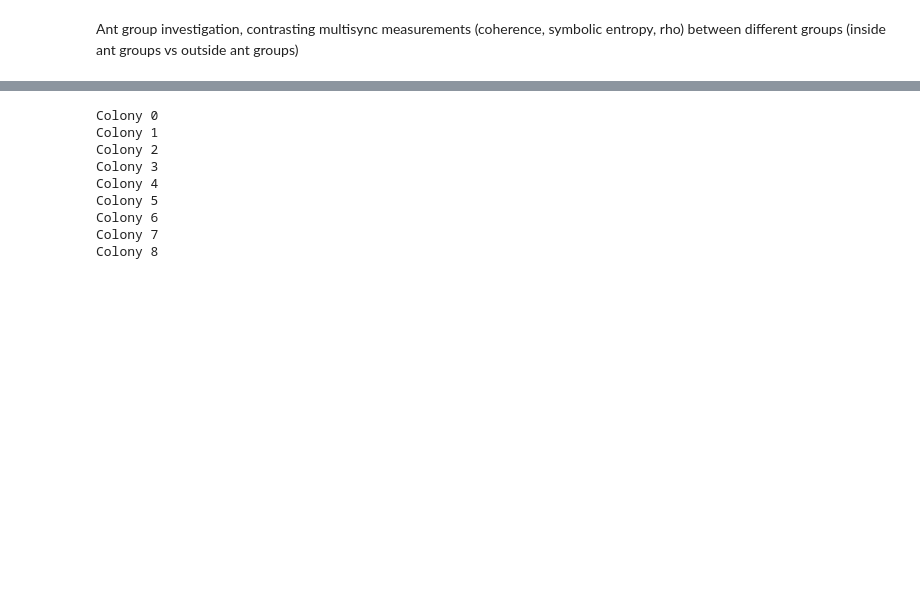
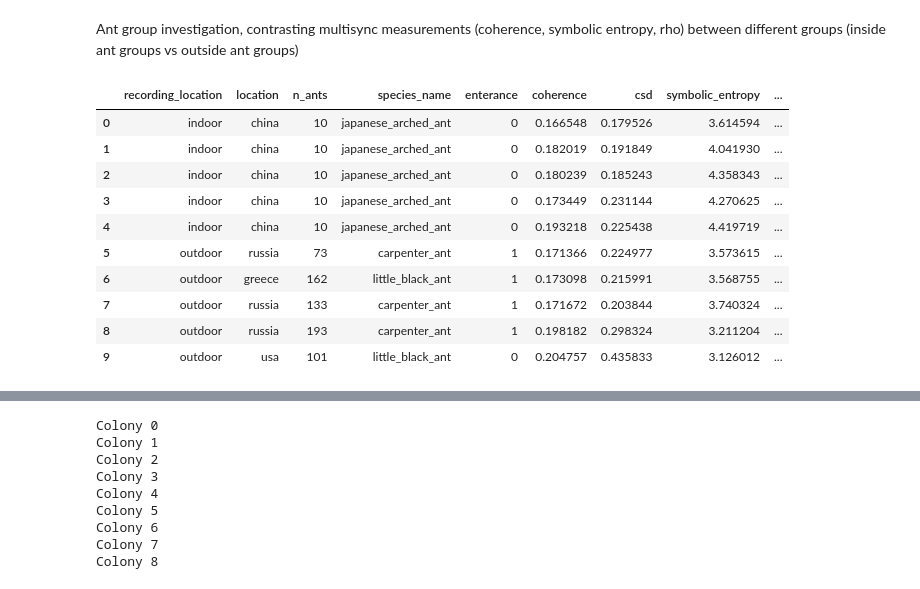
Before and after one commit to Lumalizer/AntColony_Complex_Systems_2024, a Jupyter notebook: main.ipynb, the cells around one changed output, grey strips where cells are left out. Saved outputs shown, nothing was run; the diff lists cells and outputs as text; code cells hidden in the pictures; blank space fills up the shorter version.

```diff
--- a/main.ipynb
+++ b/main.ipynb
@@ -63,12 +62,27 @@ Ant group investigation, contrasting multisync measurements (coherence, symbolic
 # %%
 # get all metrics for all ant colonies on a certain target variable (ant x or y position) and compare indoor and outdoor ants
 preprocessed_colonies = [preprocess_antcolony_data(colony) for colony in ant_colonies['file'].tolist()]
 metrics = [get_multisync_metrics(colony, target_var='x', n_observations_per_unit=100, id_column='ant_id') for colony in preprocessed_colonies]
-coherence, symbolic_entropy, rho = zip(*metrics)
+coherence, csd, symbolic_entropy, rho = zip(*metrics)
 
 ant_colonies['coherence'] = coherence
+ant_colonies['csd'] = csd
 ant_colonies['symbolic_entropy'] = symbolic_entropy
 ant_colonies['rho'] = rho
+
+display(ant_colonies.drop(columns=['file']))
+# %% [output]
+|  | recording_location | location | n_ants | species_name | enterance | coherence | csd | symbolic_entropy | ... |
+| 0 | indoor | china | 10 | japanese_arched_ant | 0 | 0.166548 | 0.179526 | 3.614594 | ... |
+| 1 | indoor | china | 10 | japanese_arched_ant | 0 | 0.182019 | 0.191849 | 4.041930 | ... |
+| 2 | indoor | china | 10 | japanese_arched_ant | 0 | 0.180239 | 0.185243 | 4.358343 | ... |
+| 3 | indoor | china | 10 | japanese_arched_ant | 0 | 0.173449 | 0.231144 | 4.270625 | ... |
+| 4 | indoor | china | 10 | japanese_arched_ant | 0 | 0.193218 | 0.225438 | 4.419719 | ... |
+| 5 | outdoor | russia | 73 | carpenter_ant | 1 | 0.171366 | 0.224977 | 3.573615 | ... |
+| 6 | outdoor | greece | 162 | little_black_ant | 1 | 0.173098 | 0.215991 | 3.568755 | ... |
+| 7 | outdoor | russia | 133 | carpenter_ant | 1 | 0.171672 | 0.203844 | 3.740324 | ... |
+| 8 | outdoor | russia | 193 | carpenter_ant | 1 | 0.198182 | 0.298324 | 3.211204 | ... |
+| 9 | outdoor | usa | 101 | little_black_ant | 0 | 0.204757 | 0.435833 | 3.126012 | ... |
 # %%
 # compare indoor and outdoor ants
 indoor = ant_colonies[ant_colonies['recording_location'] == 'indoor']
```
Also changed, not shown: parts of 5 cells of this notebook, 1 other file.
